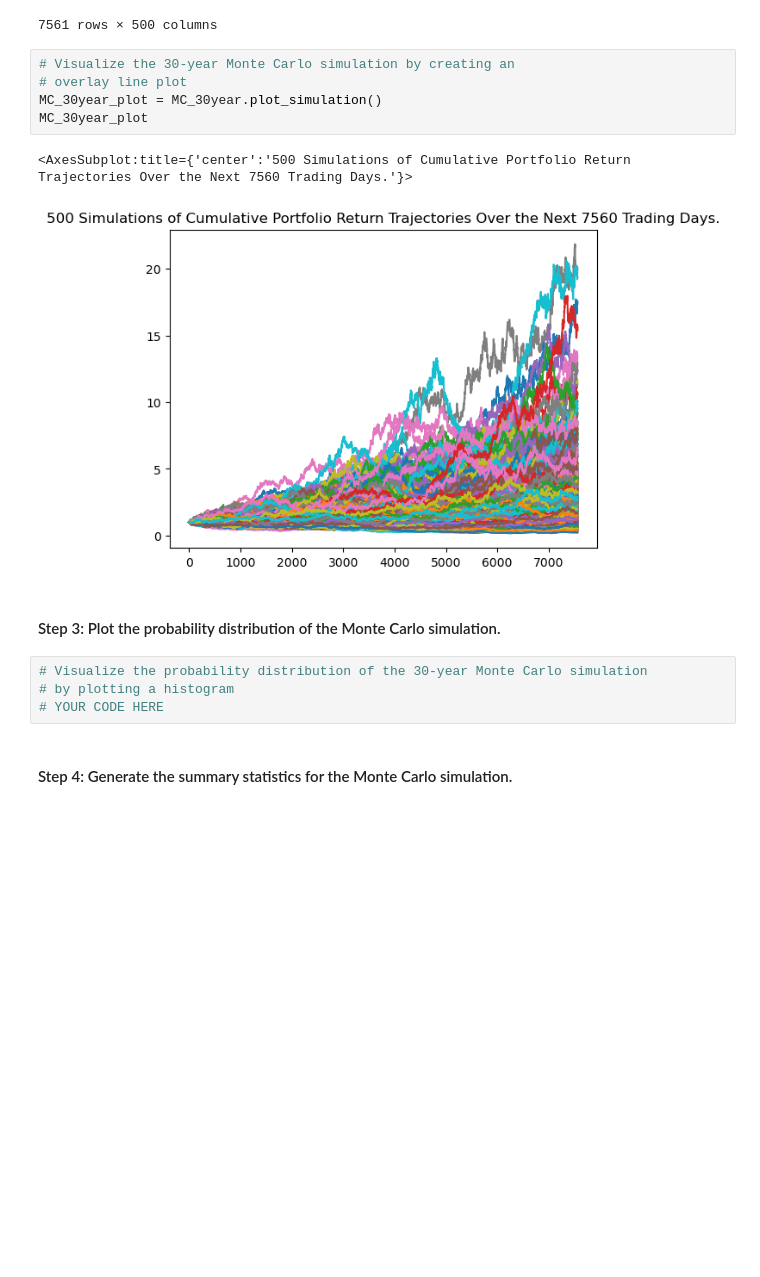
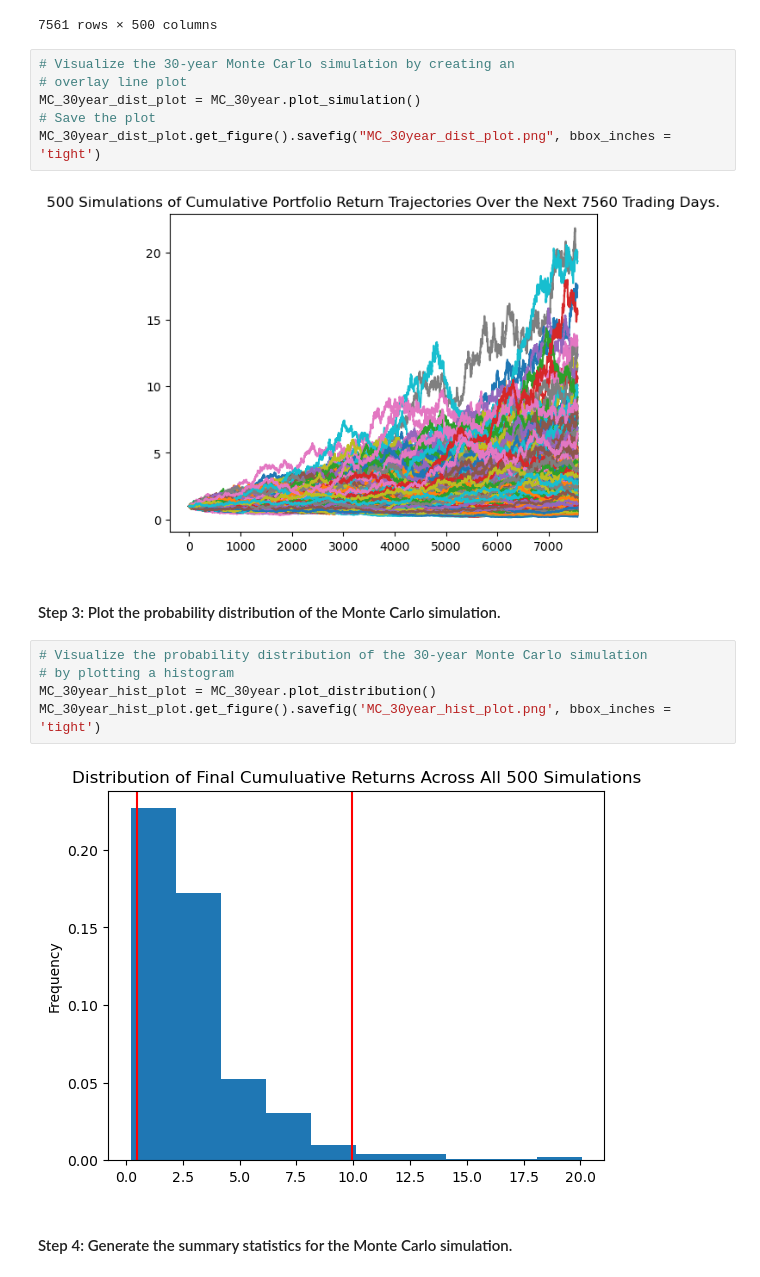
Before and after one commit to halamkim/challenge_05, a Jupyter notebook: financial_planning_tools.ipynb, the cells around one changed output. Cells and saved outputs as stored; diff of their text form; blank space fills up the shorter version.

Commit message:
created the Monte Carlo Simulation

```diff
--- a/financial_planning_tools.ipynb
+++ b/financial_planning_tools.ipynb
@@ -551,17 +551,20 @@ Running Monte Carlo simulation number 490.
 # %%
 # Visualize the 30-year Monte Carlo simulation by creating an
 # overlay line plot
-MC_30year_plot = MC_30year.plot_simulation()
-MC_30year_plot
+MC_30year_dist_plot = MC_30year.plot_simulation()
+# Save the plot
+MC_30year_dist_plot.get_figure().savefig("MC_30year_dist_plot.png", bbox_inches = 'tight')
 # %% [output]
-<AxesSubplot:title={'center':'500 Simulations of Cumulative Portfolio Return Trajectories Over the Next 7560 Trading Days.'}>
 [figure]
 # %% [markdown]
 #### Step 3: Plot the probability distribution of the Monte Carlo simulation.
 # %%
 # Visualize the probability distribution of the 30-year Monte Carlo simulation
 # by plotting a histogram
-# YOUR CODE HERE
+MC_30year_hist_plot = MC_30year.plot_distribution()
+MC_30year_hist_plot.get_figure().savefig('MC_30year_hist_plot.png', bbox_inches = 'tight')
+# %% [output]
+[figure, added]
 # %% [markdown]
 #### Step 4: Generate the summary statistics for the Monte Carlo simulation.
 # %%
```
Also changed, not shown: parts of 1 cell of this notebook, 2 other files.
